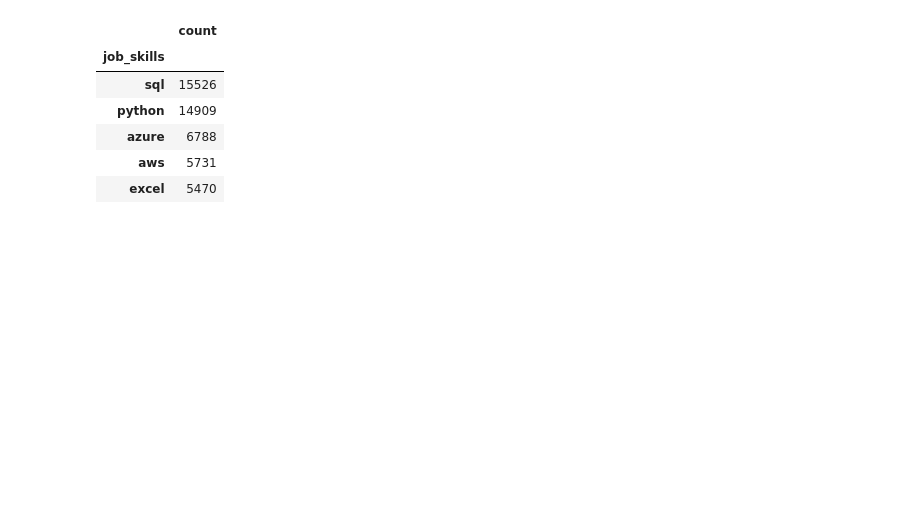
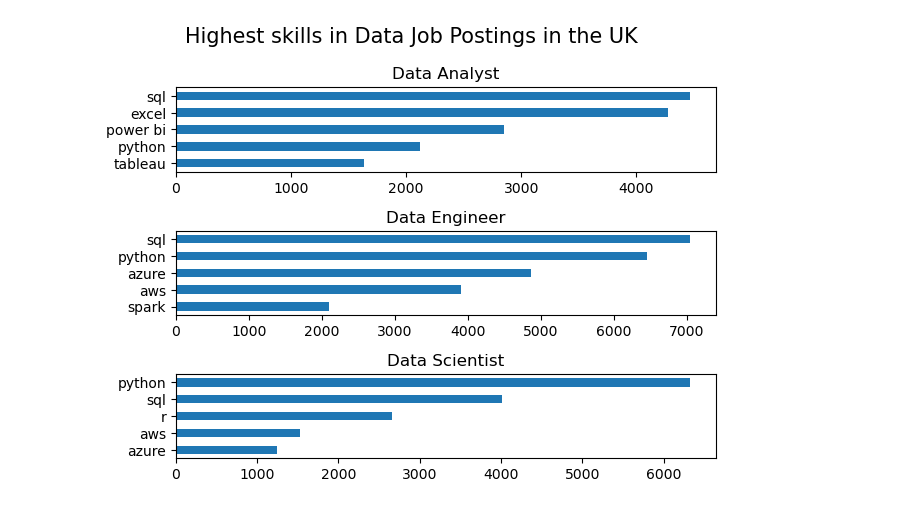
Before and after one commit to Mizan95/Project_Data_Analysis, a Jupyter notebook: 1_Intro.ipynb, the cells around one changed output. Drawn from its saved outputs; the diff is of its cells as text; code cells hidden in the pictures; blank space fills up the shorter version.

Commit message:
Redraft two subplots for Top 5 skills in job postings and Top 5 skills as percentage;

```diff
--- a/1_Intro.ipynb
+++ b/1_Intro.ipynb
@@ -14,3 +16,18 @@ df = dataset['train'].to_pandas()
 df['job_posted_date'] = pd.to_datetime(df['job_posted_date'])
 # make string list in column job_skills into panda series (list) object
 df["job_skills"] = df["job_skills"].apply(lambda skill_list: ast.literal_eval(skill_list) if pd.notna(skill_list) else None)
+# %%
+# Filter df for jobs in United Kingdom
+df_UK = df[(df["job_country"] == "United Kingdom")].copy()
+
+# Explode job_skills list (unpivot this column)
+df_skills = df_UK.explode("job_skills")
+
+# Group by to see how many jobs per skill grouped by job title
+df_skills_count = df_skills.groupby(["job_skills", "job_title_short"]).size()
+
+# Convert this to a dataframe by resetting index and naminig the count column to skill_count
+df_skills_count = df_skills_count.reset_index(name="skill_count")
+
+# Sort df by skill count in ascending order. This is vital for correct data in plots
+df_skills_count.sort_values(by="skill_count", ascending=False, inplace=True)
@@ -17,7 +50,6 @@ df["job_skills"] = df["job_skills"].apply(lambda skill_list: ast.literal_eval(sk
 # %%
-job_list = ["Data Analyst", "Data Engineer", "Data Scientist"]
-
-df_UK = df[(df["job_title_short"].isin(job_list)) & (df["job_country"] == "United Kingdom")].copy()
-
-df_UK
+# Retrieve top 3 job titles in a list
+job_list = df_skills_count["job_title_short"].unique().tolist()
+job_list = sorted(job_list[:3])
+job_list
 # %% [output]
@@ -55,12 +57,21 @@ df_UK_exploded
-# %%
-df_UK_exploded.groupby("job_skills")["job_skills"].agg(["count"]).sort_values(by="count", ascending=False).head(5)
-
-df_UK_exploded.groupby("job_skills")["job_skills"].agg(["count"]).sort_values(by="count", ascending=False)
-# %% [output]
-|  | count |
-| job_skills |  |
-| sql | 15526 |
-| python | 14909 |
-| azure | 6788 |
-| aws | 5731 |
-| excel | 5470 |
+# %%
+# Plot the top 3 job titles in subplots
+fig, ax = plt.subplots(len(job_list), 1)
+# Use for loop to interate over job_list and bring top 5 skills with highest counts
+for i, job_name in enumerate(job_list):
+    df_plot = df_skills_count[df_skills_count["job_title_short"] == job_name].head(5)
+    df_plot.sort_values(by="skill_count", ascending=True).plot(
+        kind="barh",
+        x="job_skills",
+        y="skill_count",
+        ax=ax[i], # Ensure subplots are plotted one after the other
+
+        title=job_name,
+        legend=False,
+    )
+    ax[i].set_ylabel("")
+
+fig.suptitle("Highest skills in Data Job Postings in the UK", fontsize=15);
+fig.tight_layout() # Prevent overlap between plots
+# %% [output]
+[figure, added]
```
Also changed, not shown: parts of 9 cells of this notebook.
